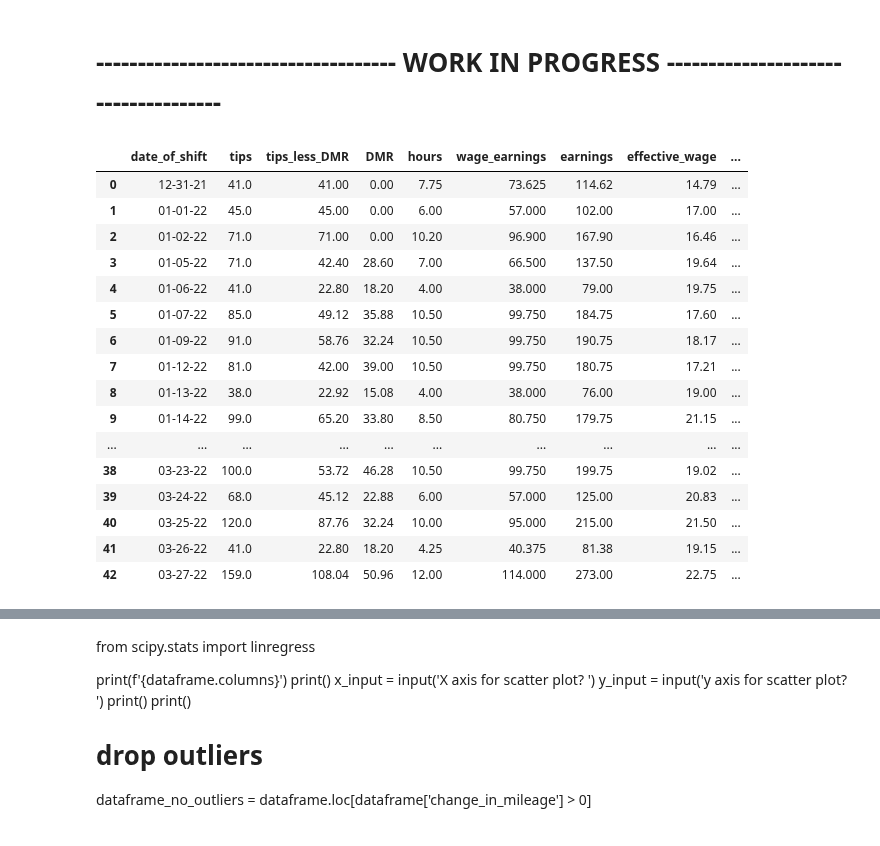
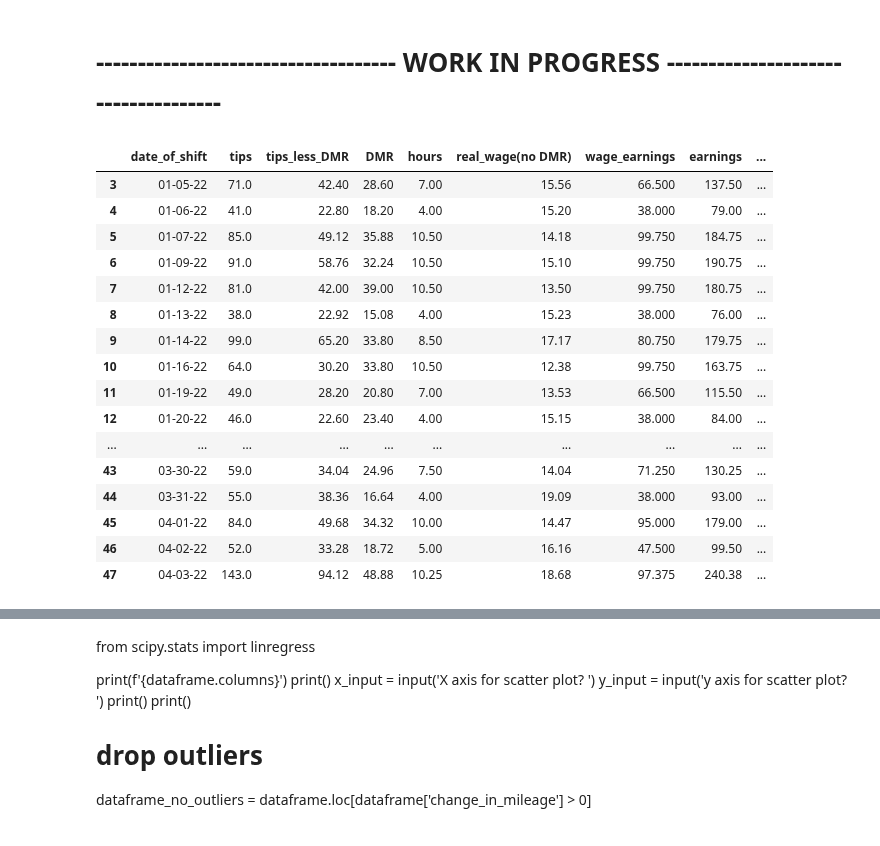
Before and after one commit to HendersonAlec2212/jj_earnings_tracker, a Jupyter notebook: jj_shift_record_and_visualization.ipynb, the cells around one changed output, grey strips where cells are left out. Saved outputs shown, nothing was run; the diff lists cells and outputs as text; code cells hidden in the pictures.

```diff
--- a/jj_shift_record_and_visualization.ipynb
+++ b/jj_shift_record_and_visualization.ipynb
@@ -633,33 +570,39 @@ dataframe.describe()
 # %%
 # create dataframe from the documents, drop columns
 dataframe = pd.DataFrame(documents)
 # drop _id from dataframe
 dataframe = dataframe.drop(columns=['_id'])
 
+# drop outliers in mileage
+dataframe = dataframe.loc[dataframe['starting_mileage'] > 0]
+
+dataframe = dataframe.rename(columns={'effective_wage':'wage_DMR+Tips'})
+
 dataframe.insert(2,'tips_less_DMR',dataframe['tips'] - (dataframe['change_in_mileage'] * 0.52))
 dataframe.insert(3, 'DMR', (dataframe['change_in_mileage'] * 0.52))
 dataframe.insert(5, 'wage_earnings', (dataframe['hours'] * current_wage))
+dataframe.insert(5, 'real_wage(no DMR)',round(((dataframe['tips_less_DMR']+dataframe['wage_earnings']) / dataframe['hours']),2) )
 
 
 dataframe
 # %% [output]
-|  | date_of_shift | tips | tips_less_DMR | DMR | hours | wage_earnings | earnings | effective_wage | ... |
-| 0 | 12-31-21 | 41.0 | 41.00 | 0.00 | 7.75 | 73.625 | 114.62 | 14.79 | ... |
-| 1 | 01-01-22 | 45.0 | 45.00 | 0.00 | 6.00 | 57.000 | 102.00 | 17.00 | ... |
-| 2 | 01-02-22 | 71.0 | 71.00 | 0.00 | 10.20 | 96.900 | 167.90 | 16.46 | ... |
-| 3 | 01-05-22 | 71.0 | 42.40 | 28.60 | 7.00 | 66.500 | 137.50 | 19.64 | ... |
-| 4 | 01-06-22 | 41.0 | 22.80 | 18.20 | 4.00 | 38.000 | 79.00 | 19.75 | ... |
-| 5 | 01-07-22 | 85.0 | 49.12 | 35.88 | 10.50 | 99.750 | 184.75 | 17.60 | ... |
-| 6 | 01-09-22 | 91.0 | 58.76 | 32.24 | 10.50 | 99.750 | 190.75 | 18.17 | ... |
-| 7 | 01-12-22 | 81.0 | 42.00 | 39.00 | 10.50 | 99.750 | 180.75 | 17.21 | ... |
-| 8 | 01-13-22 | 38.0 | 22.92 | 15.08 | 4.00 | 38.000 | 76.00 | 19.00 | ... |
-| 9 | 01-14-22 | 99.0 | 65.20 | 33.80 | 8.50 | 80.750 | 179.75 | 21.15 | ... |
+|  | date_of_shift | tips | tips_less_DMR | DMR | hours | real_wage(no DMR) | wage_earnings | earnings | ... |
+| 3 | 01-05-22 | 71.0 | 42.40 | 28.60 | 7.00 | 15.56 | 66.500 | 137.50 | ... |
+| 4 | 01-06-22 | 41.0 | 22.80 | 18.20 | 4.00 | 15.20 | 38.000 | 79.00 | ... |
+| 5 | 01-07-22 | 85.0 | 49.12 | 35.88 | 10.50 | 14.18 | 99.750 | 184.75 | ... |
+| 6 | 01-09-22 | 91.0 | 58.76 | 32.24 | 10.50 | 15.10 | 99.750 | 190.75 | ... |
+| 7 | 01-12-22 | 81.0 | 42.00 | 39.00 | 10.50 | 13.50 | 99.750 | 180.75 | ... |
+| 8 | 01-13-22 | 38.0 | 22.92 | 15.08 | 4.00 | 15.23 | 38.000 | 76.00 | ... |
+| 9 | 01-14-22 | 99.0 | 65.20 | 33.80 | 8.50 | 17.17 | 80.750 | 179.75 | ... |
+| 10 | 01-16-22 | 64.0 | 30.20 | 33.80 | 10.50 | 12.38 | 99.750 | 163.75 | ... |
+| 11 | 01-19-22 | 49.0 | 28.20 | 20.80 | 7.00 | 13.53 | 66.500 | 115.50 | ... |
+| 12 | 01-20-22 | 46.0 | 22.60 | 23.40 | 4.00 | 15.15 | 38.000 | 84.00 | ... |
 | ... | ... | ... | ... | ... | ... | ... | ... | ... | ... |
-| 38 | 03-23-22 | 100.0 | 53.72 | 46.28 | 10.50 | 99.750 | 199.75 | 19.02 | ... |
-| 39 | 03-24-22 | 68.0 | 45.12 | 22.88 | 6.00 | 57.000 | 125.00 | 20.83 | ... |
-| 40 | 03-25-22 | 120.0 | 87.76 | 32.24 | 10.00 | 95.000 | 215.00 | 21.50 | ... |
-| 41 | 03-26-22 | 41.0 | 22.80 | 18.20 | 4.25 | 40.375 | 81.38 | 19.15 | ... |
-| 42 | 03-27-22 | 159.0 | 108.04 | 50.96 | 12.00 | 114.000 | 273.00 | 22.75 | ... |
+| 43 | 03-30-22 | 59.0 | 34.04 | 24.96 | 7.50 | 14.04 | 71.250 | 130.25 | ... |
+| 44 | 03-31-22 | 55.0 | 38.36 | 16.64 | 4.00 | 19.09 | 38.000 | 93.00 | ... |
+| 45 | 04-01-22 | 84.0 | 49.68 | 34.32 | 10.00 | 14.47 | 95.000 | 179.00 | ... |
+| 46 | 04-02-22 | 52.0 | 33.28 | 18.72 | 5.00 | 16.16 | 47.500 | 99.50 | ... |
+| 47 | 04-03-22 | 143.0 | 94.12 | 48.88 | 10.25 | 18.68 | 97.375 | 240.38 | ... |
 # %%
 dataframe.describe()
 # %% [output]
```
Also changed, not shown: parts of 13 cells of this notebook, 3 other files.
